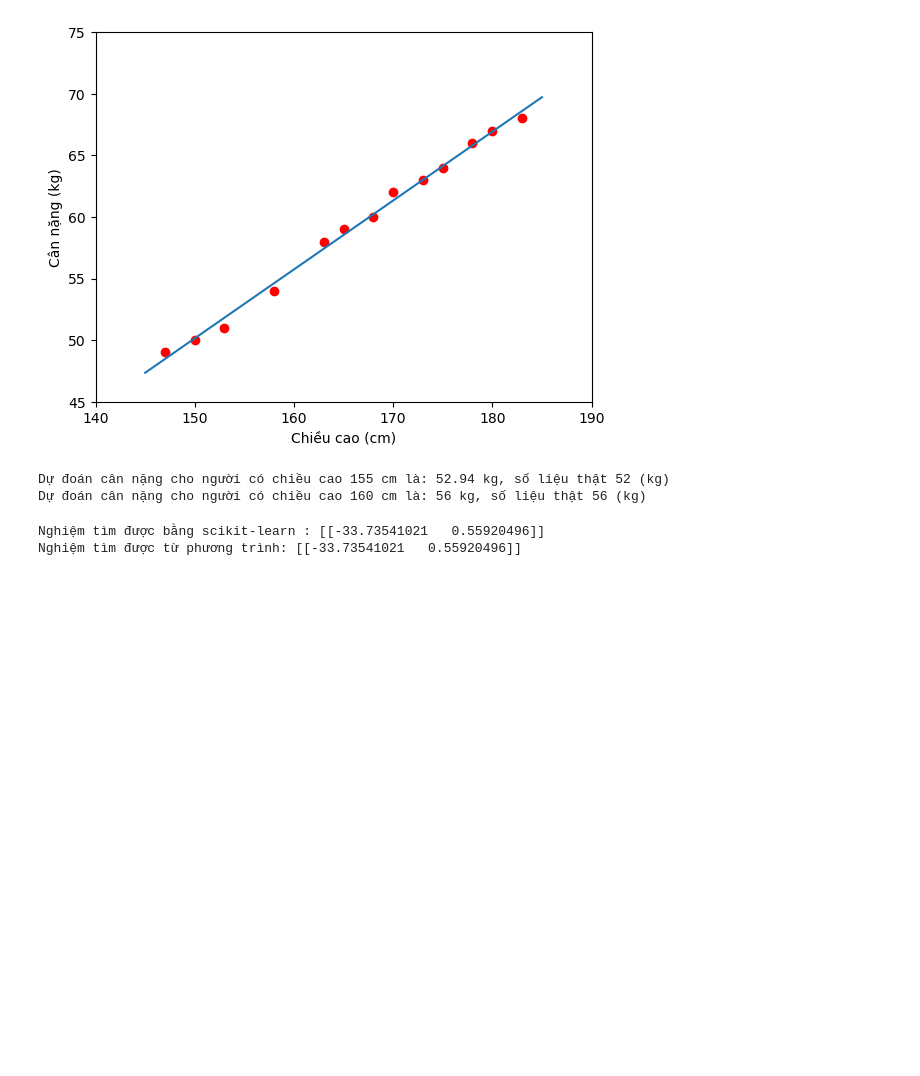
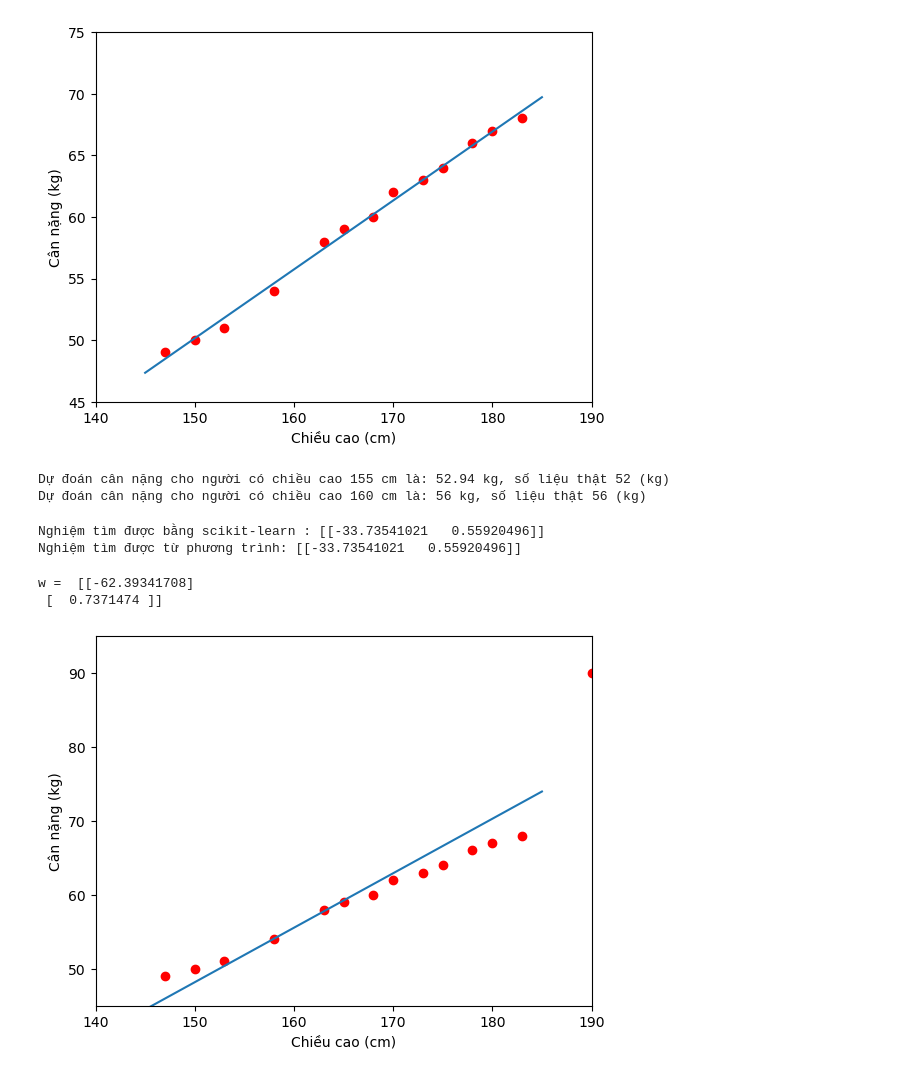
Before and after one commit to thanhthaolearnen-beep/mayhoc, a Jupyter notebook: Hint_BT_LinearReg/ThaoNTT/toy_example.ipynb, the cells around one changed output. Cells and saved outputs as stored; diff of their text form; code cells hidden in the pictures; blank space fills up the shorter version.

```diff
--- a/Hint_BT_LinearReg/ThaoNTT/toy_example.ipynb
+++ b/Hint_BT_LinearReg/ThaoNTT/toy_example.ipynb
@@ -97,3 +97,39 @@ print('Nghiệm tìm được từ phương trình:', w.T) # In ra trọng số
 # %% [output]
 Nghiệm tìm được bằng scikit-learn : [[-33.73541021   0.55920496]]
 Nghiệm tìm được từ phương trình: [[-33.73541021   0.55920496]]
+# %%
+import numpy as np
+import matplotlib.pyplot as plt
+
+# chiều cao (cm)
+X= np.array([[147, 150, 153, 158, 163, 165, 168, 170, 173, 175, 178, 180, 183, 190]]).T # từ 1 hàng 14 cột, chuyển vị thành 14 hàng 1 cột
+# cân nặng (kg)
+Y = np.array([[49, 50, 51,  54, 58, 59, 60, 62, 63, 64, 66, 67, 68, 90]]).T # từ 1 hàng 14 cột, chuyển vị thành 14 hàng 1 cột
+
+# Xây dựng hàm Xbar
+one = np.ones((X.shape[0],1)) # tạo ma trận cột gồm toàn số 1, có cùng số hàng với X
+xbar = np.concatenate((one, X), axis = 1) # nối ma trận cột one và X theo chiều ngang (axis=1)
+
+# Tính trọng số của đường thẳng khớp (fitting line)
+A =  np.dot(xbar.T, xbar) # tính tích ma trận của xbar chuyển vị và xbar
+b = np.dot(xbar.T, Y) # tính tích ma trận của xbar chuyển vị và Y#
+w =  np.dot(np.linalg.pinv(A), b) # tính trọng số w bằng cách nhân ma trận nghịch đảo của A với b
+print('w = ', w) # in ra trọng số w
+
+# Chuẩn bị đường thẳng khớp
+w_0 = w[0][0] # hệ số chặn (intercept)
+w_1 = w[1][0] # hệ số góc (slope)
+x0 = np.linspace(145, 185, 2, endpoint =  True) # tạo một mảng x0 gồm 2 giá trị từ 145 đến 185
+y0 = w_0 + w_1*x0 # tính giá trị y0 tương ứng với x0 theo phương trình đường thẳng
+
+# Vẽ đường thẳng khớp
+plt.plot(X, Y, 'ro') # vẽ scatter plot với màu đỏ và ký hiệu o
+plt.plot(x0, y0) # đường thẳng khớp
+plt.axis([140, 190, 45, 95]) # giới hạn trục x từ 140 đến 190 và trục y từ 45 đến 95
+plt.xlabel('Chiều cao (cm)') # nhãn trục x
+plt.ylabel('Cân nặng (kg)') # nhãn trục y
+plt.show() # hiển thị đồ thị
+# %% [output]
+w =  [[-62.39341708]
+ [  0.7371474 ]]
+[figure, added]
```
